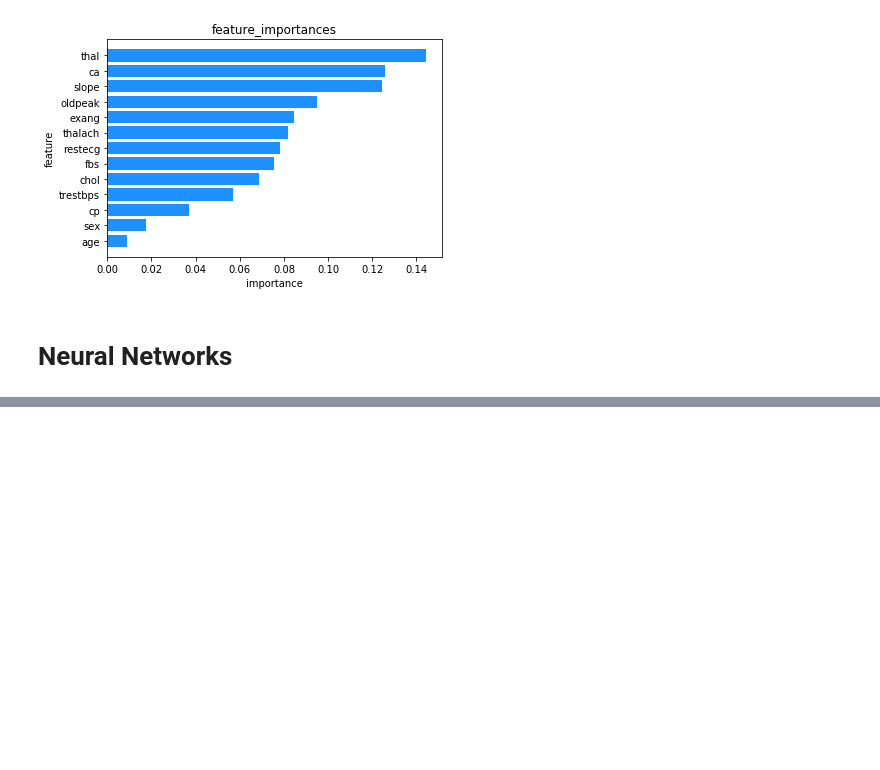
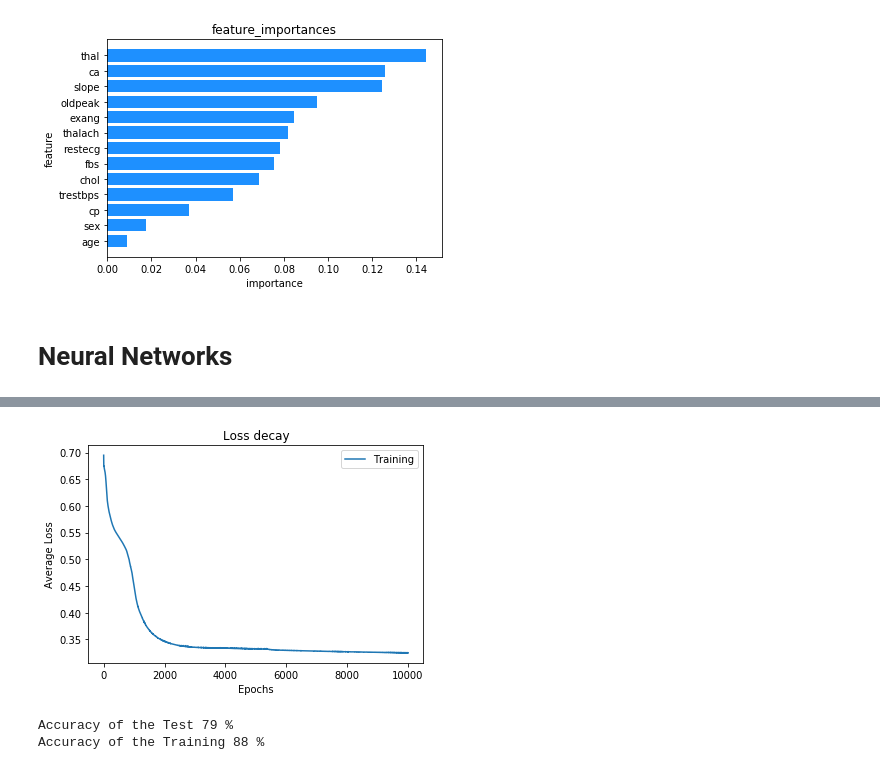
Before and after one commit to kaizendae/Heart-Disease-Project, a Jupyter notebook: EDA.ipynb, the cells around one changed output, grey strips where cells are left out. Drawn from its saved outputs; the diff is of its cells as text; code cells hidden in the pictures; blank space fills up the shorter version.

```diff
--- a/EDA.ipynb
+++ b/EDA.ipynb
@@ -287,0 +295,32 @@ ValueError: could not determine the shape of object type 'DataFrame'
+# %%
+epochs = np.arange(1,num_epoch + 1)
+plt.plot(epochs, loss_per_epoch, label='Training')
+plt.ylabel('Average Loss')
+plt.xlabel('Epochs')
+plt.title('Loss decay')
+plt.legend()
+plt.show()
+
+xtest = X_test
+ytest = y_test
+
+#get prediction
+X = Variable(torch.Tensor(xtest.values).float())
+Y = torch.Tensor(ytest.values).long()
+out = net(X)
+_, predicted = torch.max(out.data, 1)
+
+
+#get prediction train
+Xt = Variable(torch.Tensor(xtrain.values).float())
+Yt = torch.Tensor(ytrain.values).long()
+out = net(Xt)
+_, predicted_train = torch.max(out.data, 1)
+
+#get accuration
+print('Accuracy of the Test %d %%' % (100 * torch.sum(Y==predicted) / len(y_test)))
+print('Accuracy of the Training %d %%' % (100 * torch.sum(Yt==predicted_train) / len(y_train)))
+# %% [output]
+[figure, added]
+Accuracy of the Test 79 %
+Accuracy of the Training 88 %
```
Also changed, not shown: parts of 5 cells of this notebook.
